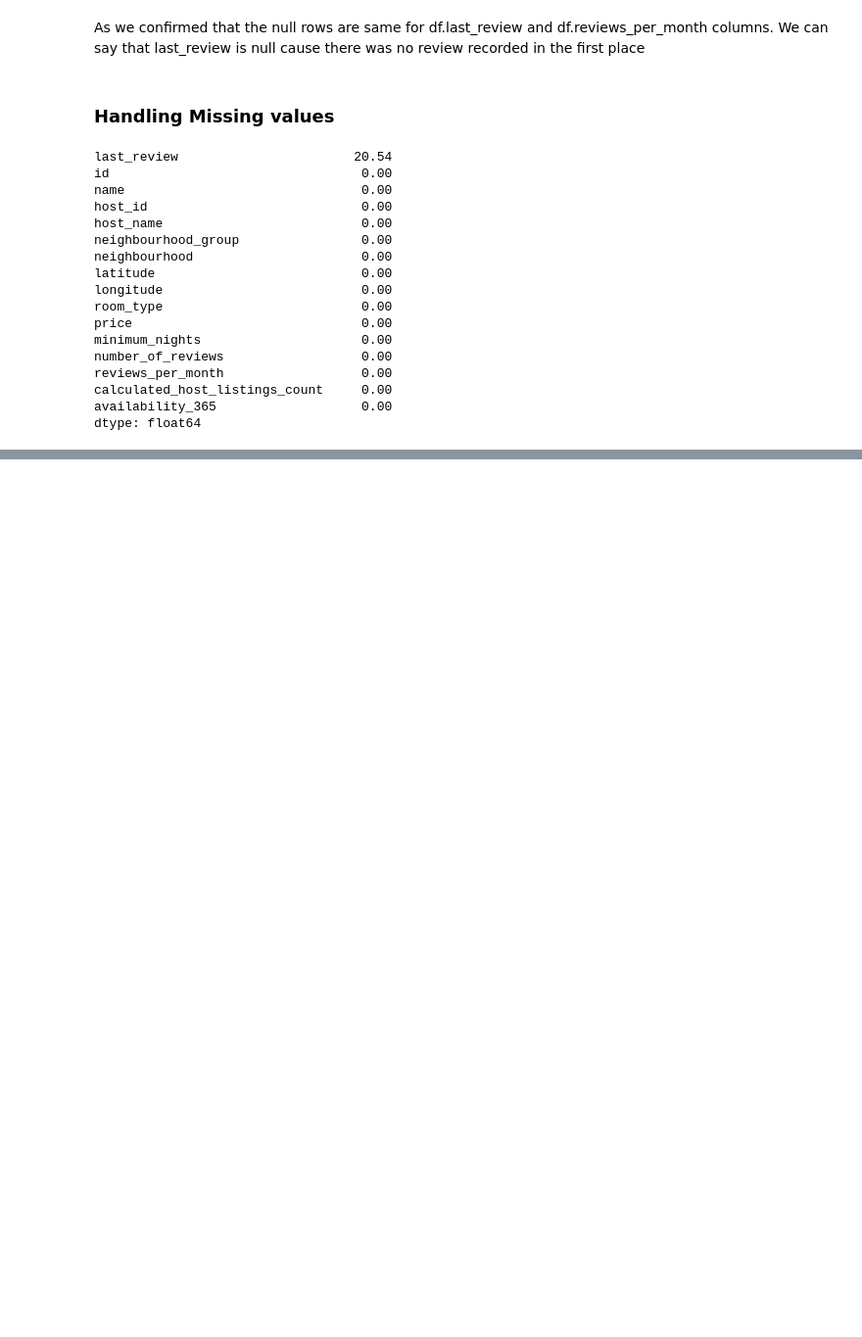
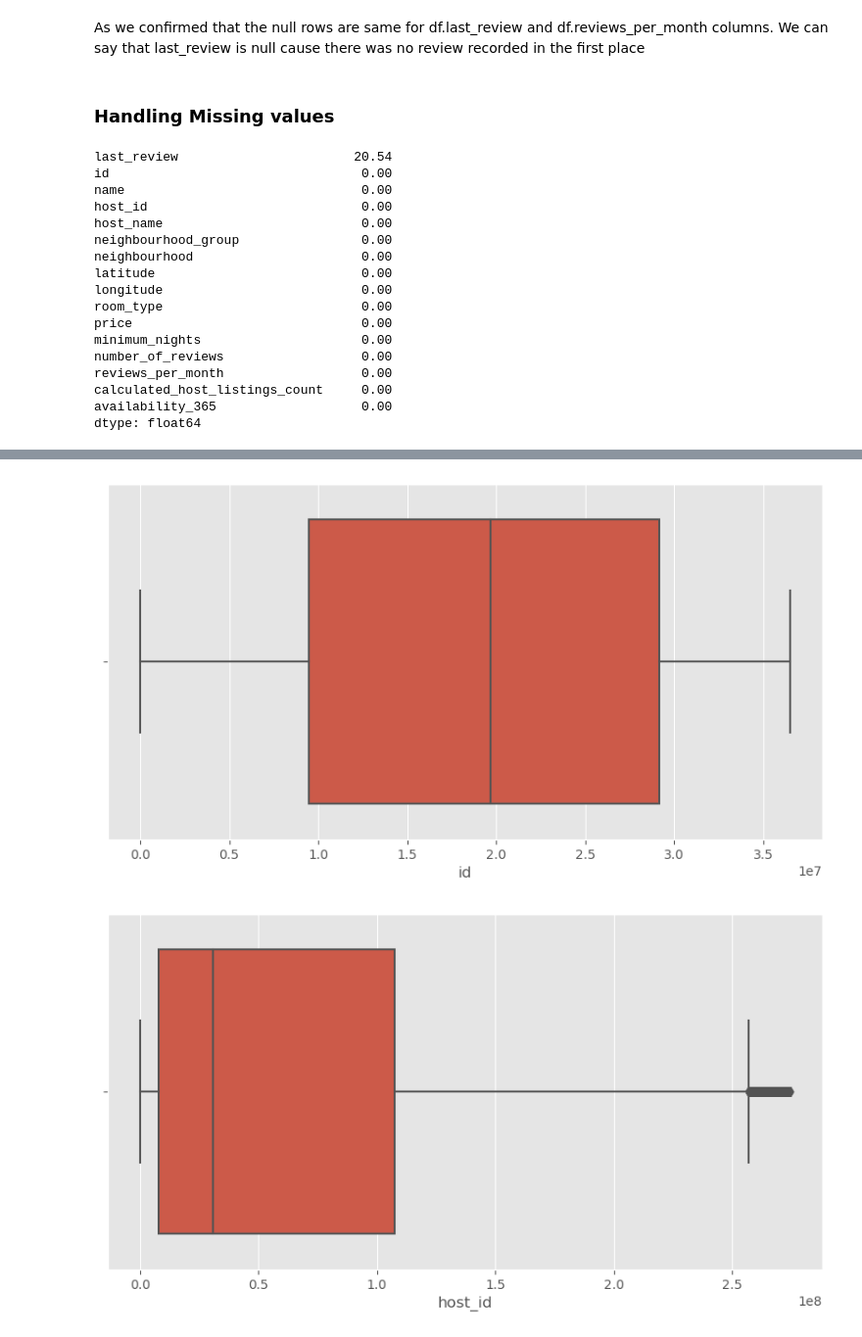
Before and after one commit to ghulesada/airbnb_storytelling, a Jupyter notebook: airbnb_storytelling.ipynb, the cells around one changed output, grey strips where cells are left out. Shown at 98% size. Saved outputs shown, nothing was run; the diff lists cells and outputs as text; code cells hidden in the pictures; blank space fills up the shorter version.

```diff
--- a/airbnb_storytelling.ipynb
+++ b/airbnb_storytelling.ipynb
@@ -207,0 +218,4 @@ dtype: float64
+# %%
+# changing NaT to a dummy date - 1970/1/1
+import datetime
+df.last_review = df.last_review.fillna(datetime.datetime(1970,1,1))
@@ -207,0 +244,8 @@ dtype: float64
+# %%
+plt.style.use('ggplot')
+plt.figure(figsize=[10,5])
+
+def outlier_detector(df, col_name):
+    plt.figure(figsize=[10,5])
+    sns.boxplot(df[col_name])
+    return plt.show()
@@ -207,0 +254,2 @@ dtype: float64
+# %%
+col_list = list(df.describe().columns)
@@ -207,0 +269,6 @@ dtype: float64
+# %%
+for i in col_list:
+    outlier_detector(df=df, col_name = i)
+# %% [output]
+[figure, added]
+[figure, added]
```
Also changed, not shown: parts of 6 cells of this notebook, 1 other file.
